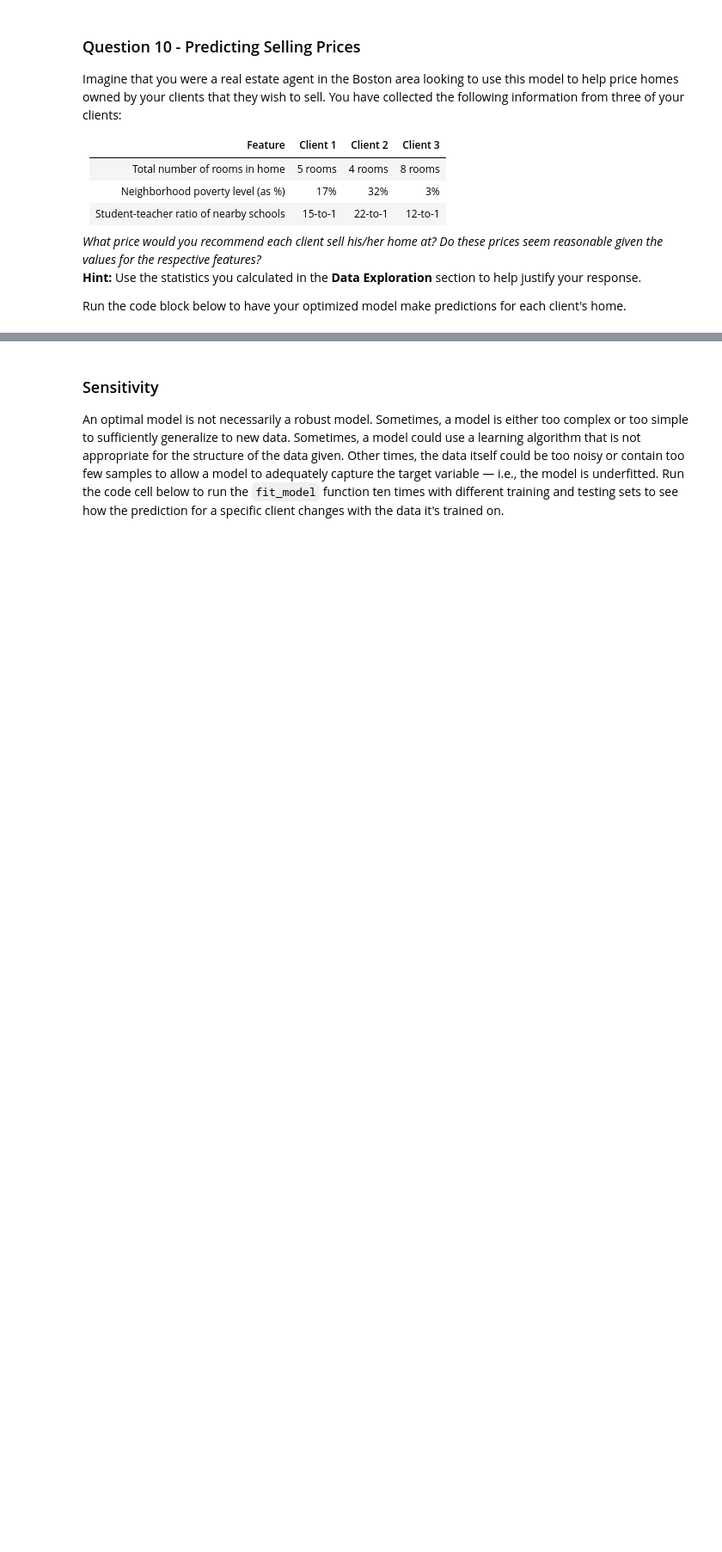
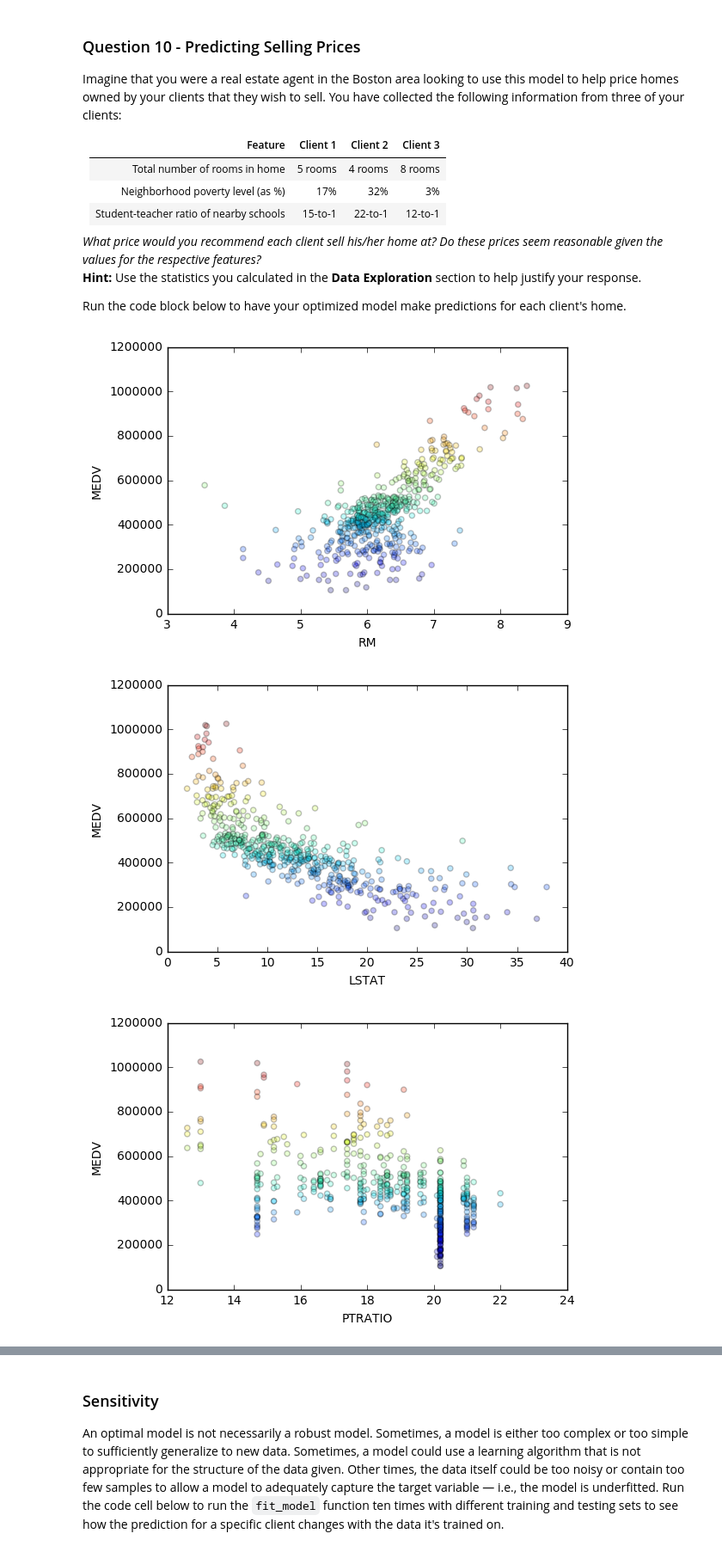
Before and after one commit to mboker/UdacityProjects, a Jupyter notebook: boston_housing/boston_housing.ipynb, the cells around one changed output, grey strips where cells are left out. Shown: that part at 86% size. Cells and saved outputs as stored; diff of their text form; code cells hidden in the pictures; blank space fills up the shorter version.

```diff
--- a/boston_housing/boston_housing.ipynb
+++ b/boston_housing/boston_housing.ipynb
@@ -282,7 +282,7 @@ def fit_model(X, y):
     scoring_fnc = make_scorer(performance_metric)
 
     # TODO: Create the grid search object
-    grid = GridSearchCV(regressor, params)
+    grid = GridSearchCV(regressor, params, cv=cv_sets)
 
     # Fit the grid search object to the data to compute the optimal model
     grid = grid.fit(X, y)
@@ -322,12 +322,27 @@ Imagine that you were a real estate agent in the Boston area looking to use this
 
 Run the code block below to have your optimized model make predictions for each client's home.
 # %%
+#Plotting the client points on graphs of all of the feature data available (thanks for the tip :) )
+from matplotlib import pyplot as plt
+clients = np.transpose(client_data)
+prediction = reg.predict(client_data)
+for index, feature in enumerate(['RM','LSTAT','PTRATIO']):
+    plt.scatter(features[feature], prices, alpha=0.25, c=prices)
+    # I am leaving the Client homes off so that I can make a truer 'guess' and not just find the value
+    # plt.scatter(clients[index], prediction, color='black', marker = 'x', linewidth=2)
+    plt.xlabel(feature)
+    plt.ylabel('MEDV')
+    plt.show()
+
 # Produce a matrix for client data
 client_data = [[5, 17, 15], # Client 1
                [4, 32, 22], # Client 2
                [8, 3, 12]]  # Client 3
 
 # Show predictions
 for i, price in enumerate(reg.predict(client_data)):
     print "Predicted selling price for Client {}'s home: ${:,.2f}".format(i+1, price)
 # %% [output]
+[figure, added]
+[figure, added]
+[figure, added]
```
Also changed, not shown: parts of 6 cells of this notebook, 1 other file.
